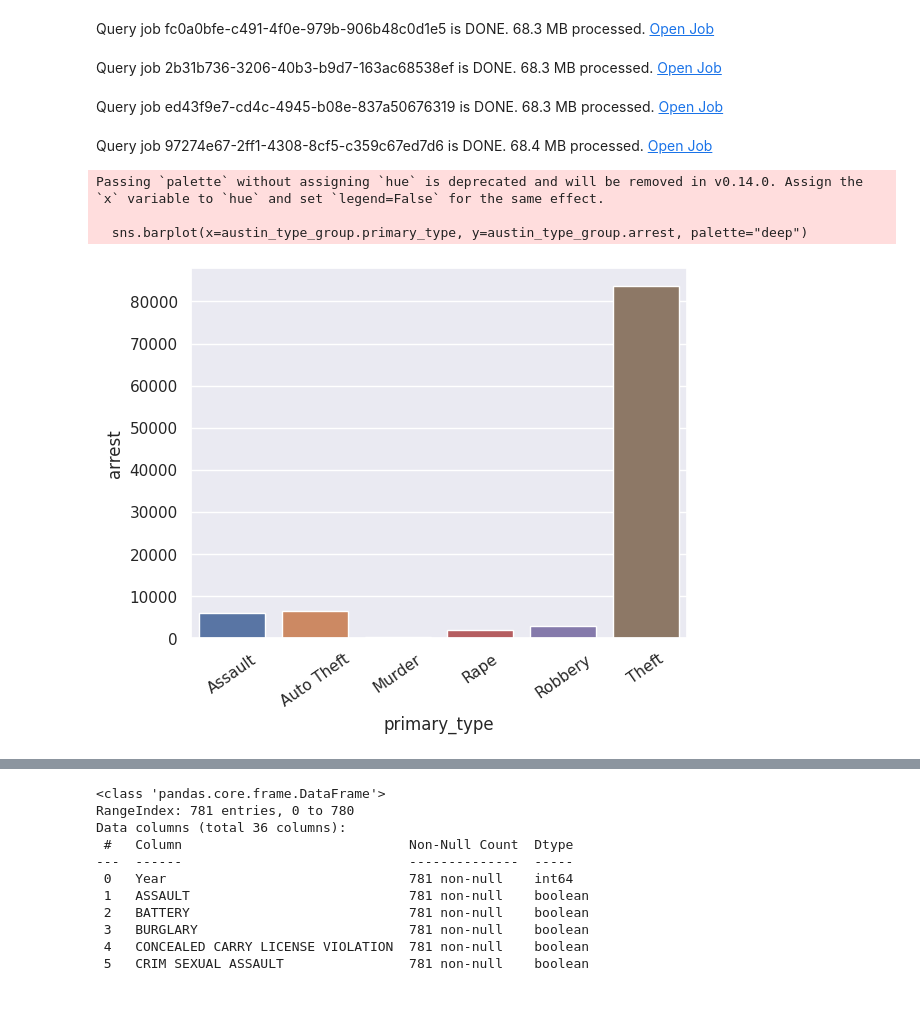
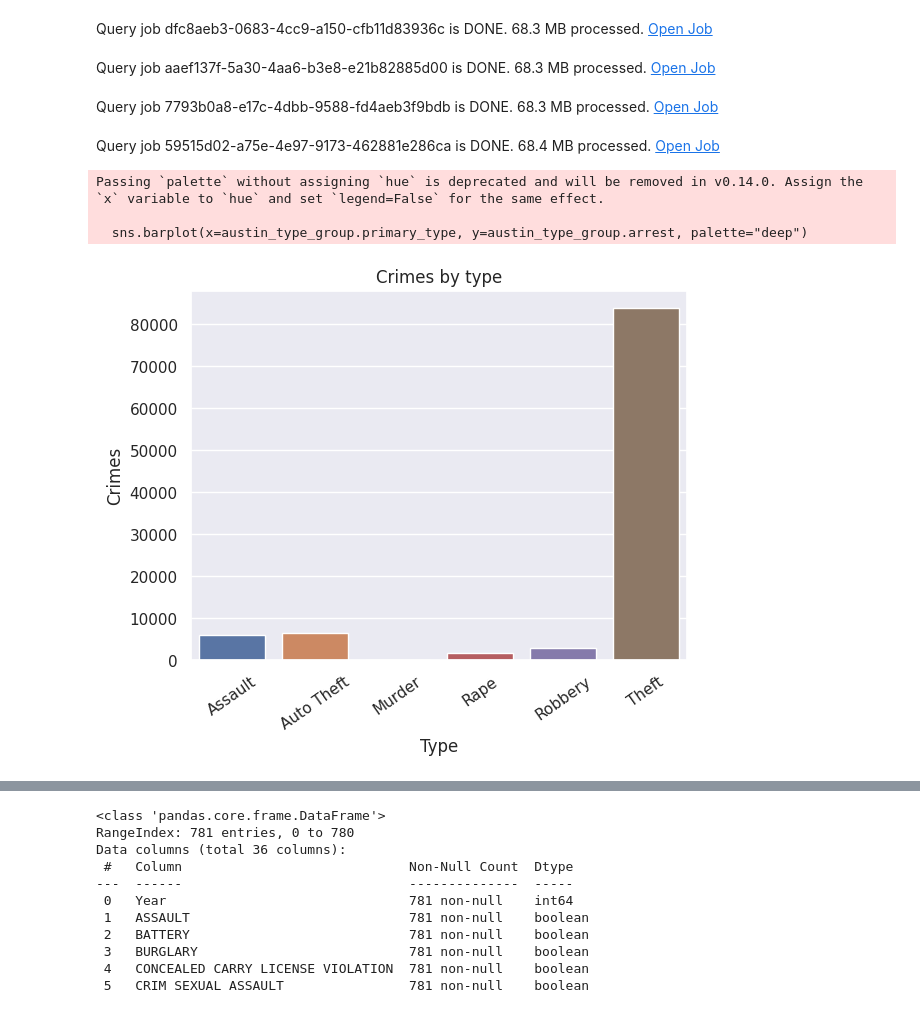
Before and after one commit to R0go/GCP_test_project, a Jupyter notebook: my_GCP_project.ipynb, the cells around one changed output, grey strips where cells are left out. Drawn from its saved outputs; the diff is of its cells as text; code cells hidden in the pictures.

```diff
--- a/my_GCP_project.ipynb
+++ b/my_GCP_project.ipynb
@@ -192,17 +205,20 @@ austin_df['primary_type'] = austin_df.primary_type.map(new_primary_types)
 # %%
 austin_type_group = austin_df[['primary_type', 'arrest']].groupby(['primary_type']).count().reset_index()
 sns.barplot(x=austin_type_group.primary_type, y=austin_type_group.arrest, palette="deep")
 plt.xticks(rotation = 35)
+plt.title('Crimes by type')
+plt.xlabel('Type')
+plt.ylabel('Crimes')
 plt.show()
 # %% [output]
-Query job fc0a0bfe-c491-4f0e-979b-906b48c0d1e5 is DONE. 68.3 MB processed. Open Job
+Query job dfc8aeb3-0683-4cc9-a150-cfb11d83936c is DONE. 68.3 MB processed. Open Job
-Query job 2b31b736-3206-40b3-b9d7-163ac68538ef is DONE. 68.3 MB processed. Open Job
+Query job aaef137f-5a30-4aa6-b3e8-e21b82885d00 is DONE. 68.3 MB processed. Open Job
-Query job ed43f9e7-cd4c-4945-b08e-837a50676319 is DONE. 68.3 MB processed. Open Job
+Query job 7793b0a8-e17c-4dbb-9588-fd4aeb3f9bdb is DONE. 68.3 MB processed. Open Job
-Query job 97274e67-2ff1-4308-8cf5-c359c67ed7d6 is DONE. 68.4 MB processed. Open Job
+Query job 59515d02-a75e-4e97-9173-462881e286ca is DONE. 68.4 MB processed. Open Job
 Passing `palette` without assigning `hue` is deprecated and will be removed in v0.14.0. Assign the `x` variable to `hue` and set `legend=False` for the same effect.
 
   sns.barplot(x=austin_type_group.primary_type, y=austin_type_group.arrest, palette="deep")
-[figure, old version]
+[figure, new version]
 # %%
 chicago_df.primary_type.unique()
 # %% [output]
```
Also changed, not shown: parts of 22 cells of this notebook.
